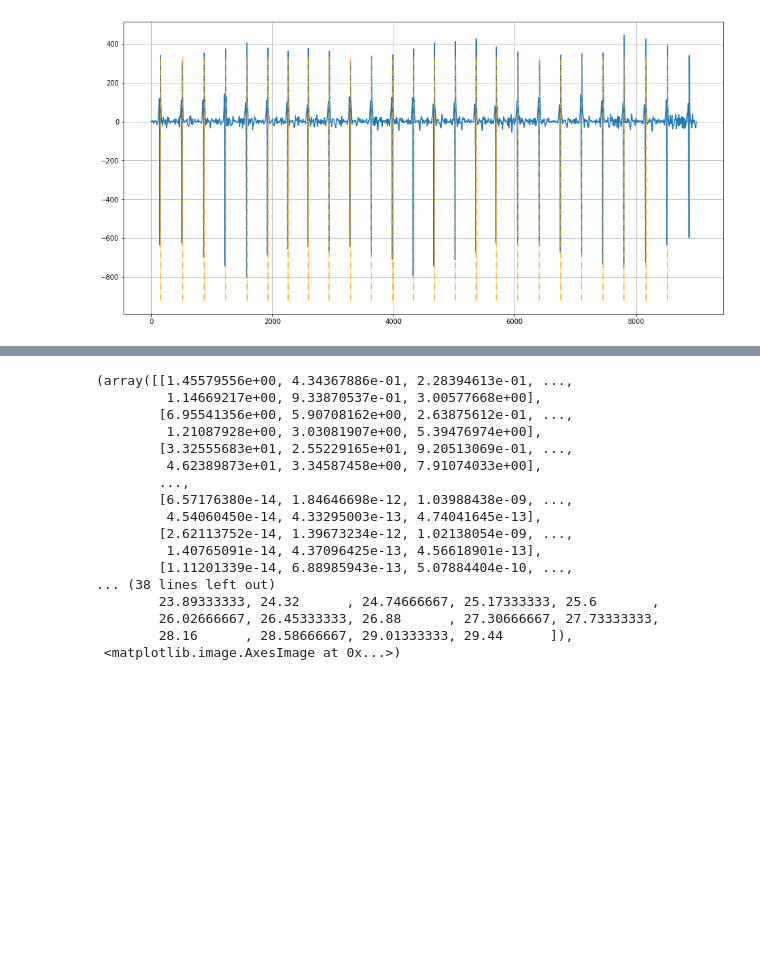
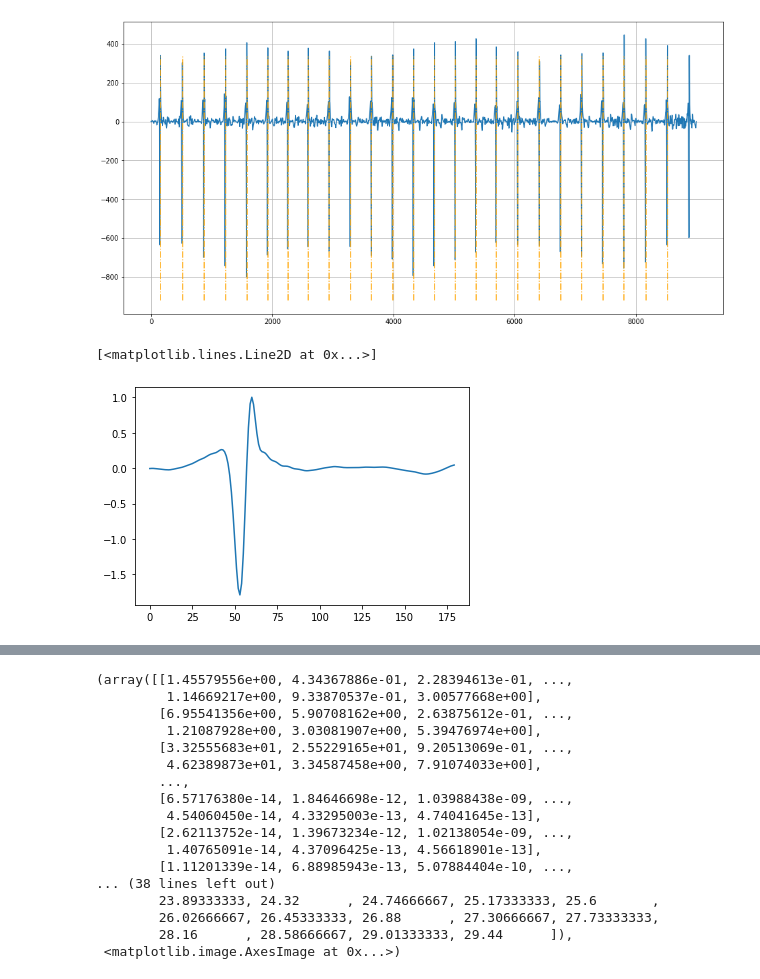
Before and after one commit to caio-freitas/wb-ki-medizin, a Jupyter notebook: Data Exploration.ipynb, the cells around one changed output, grey strips where cells are left out. Drawn from its saved outputs; the diff is of its cells as text; code cells hidden in the pictures; blank space fills up the shorter version.

```diff
--- a/Data Exploration.ipynb
+++ b/Data Exploration.ipynb
@@ -10,9 +10,9 @@ import biosppy
 import pyhrv.tools as tools
 
 ecg_signal = load_ecg("train_ecg_00001.mat")
-# ecg_signal = load_ecg("train_ecg_02544.mat")
+#ecg_signal = load_ecg("train_ecg_02544.mat")
 
-signal, rpeaks = biosppy.signals.ecg.ecg(ecg_signal, show=False, sampling_rate=300)[1:3]
+signal, rpeaks, _, templates = biosppy.signals.ecg.ecg(ecg_signal, show=False, sampling_rate=300)[1:5]
 
 nni = tools.nn_intervals(rpeaks)
 # %%
@@ -26,3 +26,10 @@ plt.vlines(rpeaks, linestyles="dashdot", ymin=ecg_signal.min(), ymax=ecg_signal.
 plt.grid()
 # %% [output]
 [figure]
+# %%
+mean_template = np.mean(templates[13:], axis=0)
+mean_template = mean_template/mean_template.max() # normalize
+plt.plot(mean_template)
+# %% [output]
+[<matplotlib.lines.Line2D at 0x...>]
+[figure, added]
```
Also changed, not shown: parts of 12 cells of this notebook, 2 other files.
